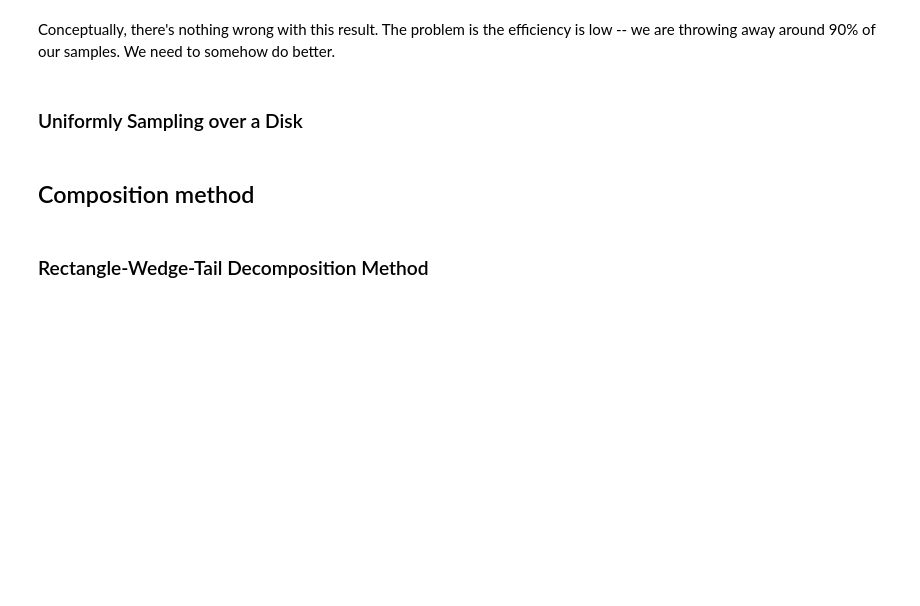
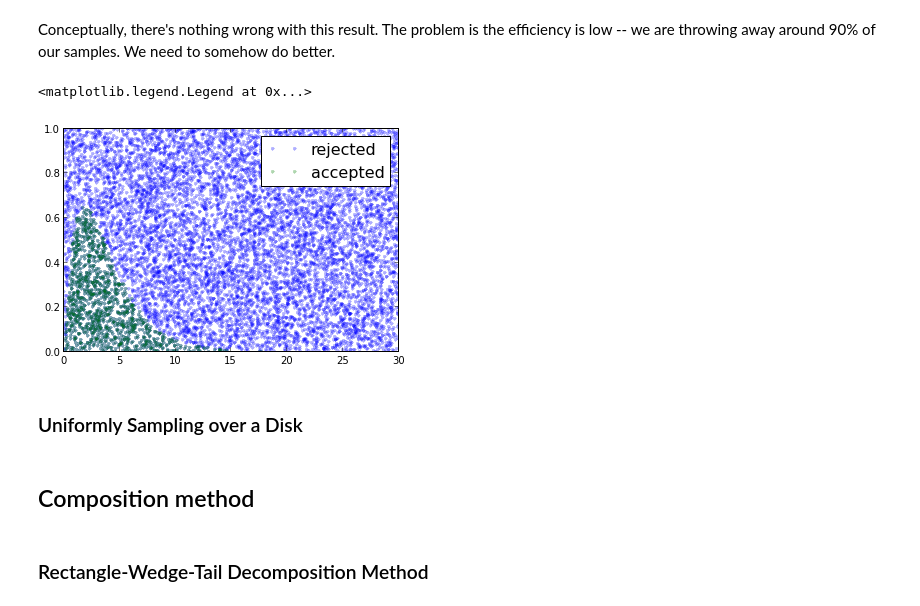
Before and after one commit to unpingco/Pig-in-the-Python, a Jupyter notebook: Sampling_Monte_Carlo.ipynb, the cells around one changed output. Saved outputs shown, nothing was run; the diff lists cells and outputs as text; code cells hidden in the pictures; blank space fills up the shorter version.

```diff
--- a/Sampling_Monte_Carlo.ipynb
+++ b/Sampling_Monte_Carlo.ipynb
@@ -169,5 +171,13 @@ ax.set_title('Estimated Efficency=%3.3f'%(len(v)/len(u1)));
 # %% [markdown]
 Conceptually, there's nothing wrong with this result. The problem is the efficiency is low -- we are throwing away around 90% of our samples. We need to somehow do better.
+# %%
+fig,ax=subplots()
+ax.plot(u1,u2,'.',label='rejected',alpha=.3)
+ax.plot(u1[idx],u2[idx],'g.',label='accepted',alpha=.3)
+ax.legend(fontsize=16)
+# %% [output]
+<matplotlib.legend.Legend at 0x...>
+[figure, added]
 # %% [markdown]
 ### Uniformly Sampling over a Disk
 # %% [markdown]
```
Also changed, not shown: parts of 5 cells of this notebook.
